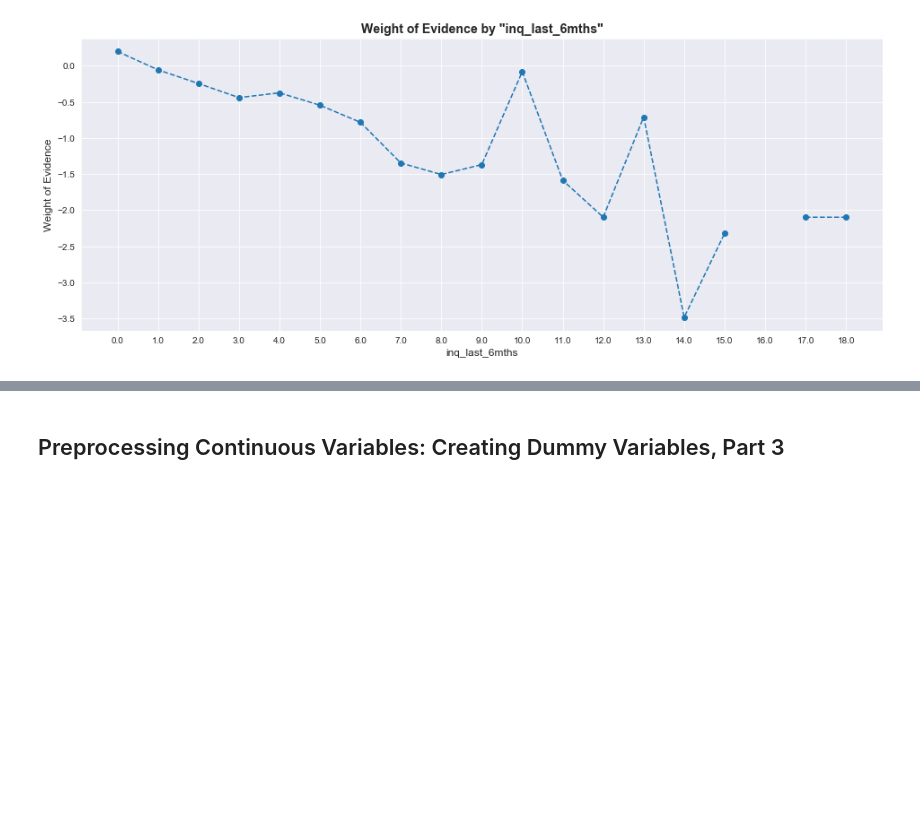
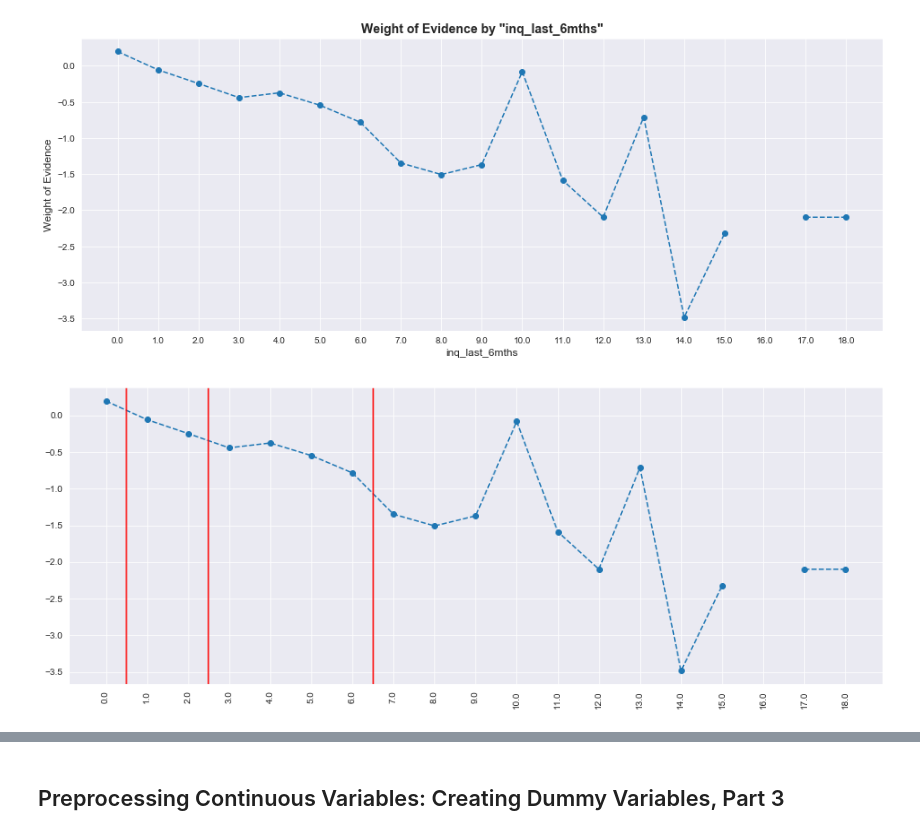
Before and after one commit to abdurrahmanshidiq/Credit_Risk_Modelling, a Jupyter notebook: 2_PD_Model_Preprocessing_Classing_WoE_IV.ipynb, the cells around one changed output, grey strips where cells are left out. Cells and saved outputs as stored; diff of their text form; code cells hidden in the pictures; blank space fills up the shorter version.

```diff
--- a/2_PD_Model_Preprocessing_Classing_WoE_IV.ipynb
+++ b/2_PD_Model_Preprocessing_Classing_WoE_IV.ipynb
@@ -1615,3 +1622,14 @@ df_Con_Woe_IV_inq_last6
 plot_by_woe(df_Con_Woe_IV_inq_last6,0)
 # %% [output]
 [figure]
+# %%
+data = df_Con_Woe_IV_inq_last6
+plt.figure(figsize=(16,6))
+plt.plot(np.array(data['inq_last_6mths'].apply(str)), data['WoE'], '--o')
+plt.xticks(rotation = 90)
+plt.axvline([0.5], color='red') # = 0
+plt.axvline([2.5], color='red') # 1-2
+plt.axvline([6.5], color='red') # 3-6
+plt.show()
+# %% [output]
+[figure, added]
```
Also changed, not shown: parts of 45 cells of this notebook.
